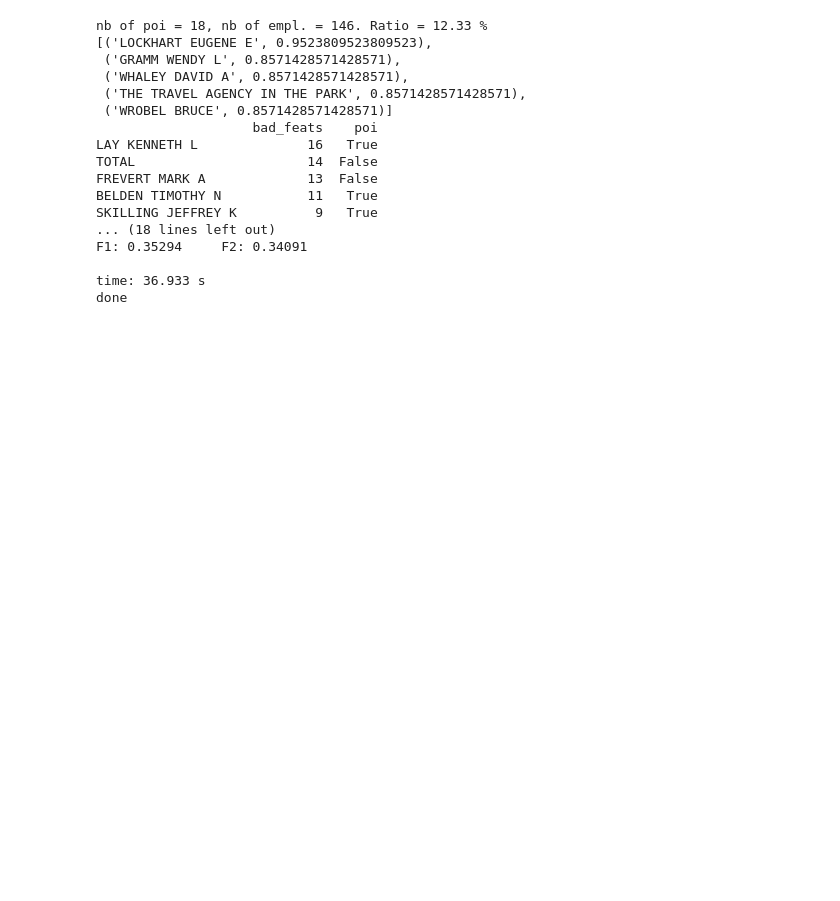
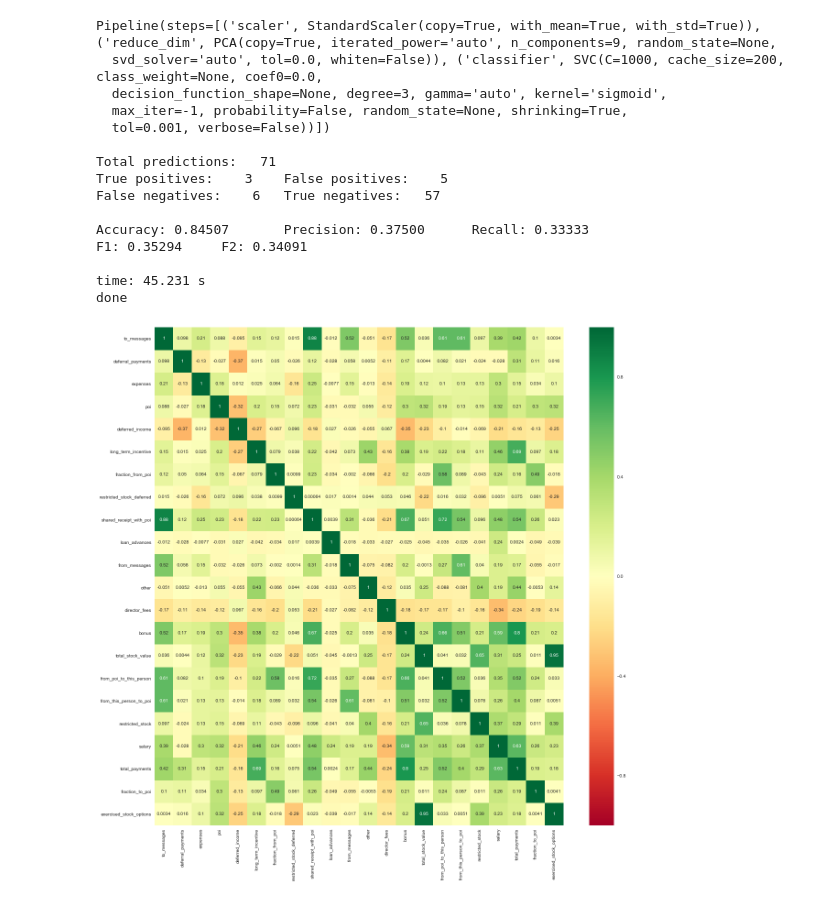
Before and after one commit to Hooduck/Machine-learning-training, a Jupyter notebook: final_project/Final project.ipynb, the cells around one changed output. Drawn from its saved outputs; the diff is of its cells as text; code cells hidden in the pictures; blank space fills up the shorter version.

```diff
--- a/final_project/Final project.ipynb
+++ b/final_project/Final project.ipynb
@@ -1,7 +1,7 @@
 # %%
 # coding: utf-8
 
-#import sys
+import sys
 from time import time
 import math
 import operator
@@ -164,8 +164,8 @@ for empl in data_dict:
 
 
 #Before
-print "nb of poi = {}, nb of empl. = {}. Ratio = {} %".format(len(poi), len(data_dict),\
-                                                            round( float( len(poi)) / len(data_dict), 4)*100 )
+# print "nb of poi = {}, nb of empl. = {}. Ratio = {} %".format(len(poi), len(data_dict),\
+#                                                             round( float( len(poi)) / len(data_dict), 4)*100 )
 
 
 
@@ -177,7 +177,7 @@ for name, values in data_dict.items():
     for _, value in values.items():
         if isnan(value): i += 1
     if (i / 21.) >= ratio_high_NaN: high_NaN[name] = i / 21.
-pp(sorted(high_NaN.items(), key=operator.itemgetter(1), reverse=True))
+# pp(sorted(high_NaN.items(), key=operator.itemgetter(1), reverse=True))
 
 #Removing outliers
 outliers = ('LOCKHART EUGENE E', 'THE TRAVEL AGENCY IN THE PARK')
@@ -205,7 +205,7 @@ series_outl = [pd_data[(pd_data>(Q3 + 1.5*IQR) ) | (pd_data<(Q1 - 1.5*IQR) )].co
 series_outl[0].name = "bad_feats"
 outl = pd.concat(series_outl, axis=1)
 outl.sort_values(by='bad_feats', ascending=False, inplace=True)
-print outl.head(8)
+# print outl.head(8)
 
 #Removing outliers
 outliers = ('LAY KENNETH L', 'TOTAL', 'FREVERT MARK A')
@@ -218,8 +218,8 @@ for k in outliers:
 poi2 = set()
 for empl in data_dict:
     if data_dict[empl]['poi'] == True:poi2.add(empl)
-print "nb of poi = {}, nb of empl. = {}. Ratio = {} %".format(len(poi2), len(data_dict),\
-                                                            round( float( len(poi2)) / len(data_dict), 4)*100 )
+# print "nb of poi = {}, nb of empl. = {}. Ratio = {} %".format(len(poi2), len(data_dict),\
+#                                                             round( float( len(poi2)) / len(data_dict), 4)*100 )
 
 
 
@@ -247,7 +247,7 @@ stock_sum = [
 delta_pay = pd_data[payment_sum].sum(axis=1) != pd_data['total_payments']
 delta_stock = pd_data[stock_sum].sum(axis=1) != pd_data['total_stock_value']
 
-print list(delta_pay[delta_pay==True].index), list(delta_stock[delta_stock==True].index)
+# print list(delta_pay[delta_pay==True].index), list(delta_stock[delta_stock==True].index)
 
 
 #Corrections
@@ -276,7 +276,7 @@ pd_data = pd.DataFrame.from_dict(data_dict, orient='index')
 delta_pay = pd_data[payment_sum].sum(axis=1) != pd_data['total_payments']
 delta_stock = pd_data[stock_sum].sum(axis=1) != pd_data['total_stock_value']
 
-print list(delta_pay[delta_pay==True].index), list(delta_pay[delta_stock==True].index)
+# print list(delta_pay[delta_pay==True].index), list(delta_pay[delta_stock==True].index)
 
 
 
@@ -331,12 +331,13 @@ np.set_printoptions(suppress=True,
 
 
 #Correlation Matrix with Heatmap (from https://towardsdatascience.com/)
-pd_data = pd.DataFrame(data=features)
+pd_data = pd.DataFrame.from_dict(data_dict, orient='index')
+#pd_data = pd.DataFrame(data=features)
 
 corrmat = pd_data.corr()
 top_corr_features = corrmat.index
-#plt.figure(figsize=(20,20))
-#g=sns.heatmap(pd_data[top_corr_features].corr(),annot=True,cmap="RdYlGn")
+# plt.figure(figsize=(20,20))
+# g=sns.heatmap(pd_data[top_corr_features].corr(),annot=True,cmap="RdYlGn")
 
 
 
@@ -445,7 +446,7 @@ search_space = [
      'classifier__class_weight' :[None, 'balanced']},
 
 
-#     #Decision Tree
+     #Decision Tree
 #     {'reduce_dim': [PCA()],
 #      'reduce_dim__n_components': [2, 5, 10, 15, 20],
 
@@ -552,44 +553,43 @@ try:
     f2 = (1+2.0*2.0) * precision*recall/(4*precision + recall)
     print RESULTS_FORMAT_STRING.format(total_predictions, true_positives, false_positives, false_negatives, true_negatives)
     print PERF_FORMAT_STRING.format(accuracy, precision, recall, f1, f2, display_precision = 5)
     print ""
 except:
     print classification_report(labels_test, predictions)
 
 
 
 
 
 
 
 
 
 
 ### Task 6: Dump your classifier, dataset, and features_list so anyone can
 ### check your results. You do not need to change anything below, but make sure
 ### that the version of poi_id.py that you submit can be run on its own and
 ### generates the necessary .pkl files for validating your results.
 
 dump_classifier_and_data(clf, my_dataset, features_list)
 print "time:", round(t1-t0, 3), "s"
 print "done"
 
 #input("Appuyez sur la touche ENTREE pour continuer...")
 # %% [output]
-nb of poi = 18, nb of empl. = 146. Ratio = 12.33 %
-[('LOCKHART EUGENE E', 0.9523809523809523),
- ('GRAMM WENDY L', 0.8571428571428571),
- ('WHALEY DAVID A', 0.8571428571428571),
- ('THE TRAVEL AGENCY IN THE PARK', 0.8571428571428571),
- ('WROBEL BRUCE', 0.8571428571428571)]
-                    bad_feats    poi
-LAY KENNETH L              16   True
-TOTAL                      14  False
-FREVERT MARK A             13  False
-BELDEN TIMOTHY N           11   True
-SKILLING JEFFREY K          9   True
-... (18 lines left out)
+Pipeline(steps=[('scaler', StandardScaler(copy=True, with_mean=True, with_std=True)), ('reduce_dim', PCA(copy=True, iterated_power='auto', n_components=9, random_state=None,
+  svd_solver='auto', tol=0.0, whiten=False)), ('classifier', SVC(C=1000, cache_size=200, class_weight=None, coef0=0.0,
+  decision_function_shape=None, degree=3, gamma='auto', kernel='sigmoid',
+  max_iter=-1, probability=False, random_state=None, shrinking=True,
+  tol=0.001, verbose=False))])
+
+Total predictions:   71
+True positives:    3    False positives:    5
+False negatives:    6   True negatives:   57
+
+Accuracy: 0.84507       Precision: 0.37500      Recall: 0.33333
 F1: 0.35294     F2: 0.34091
 
-time: 36.933 s
+time: 45.231 s
 done
+[figure, added]
```
Also changed, not shown: 2 other files.
